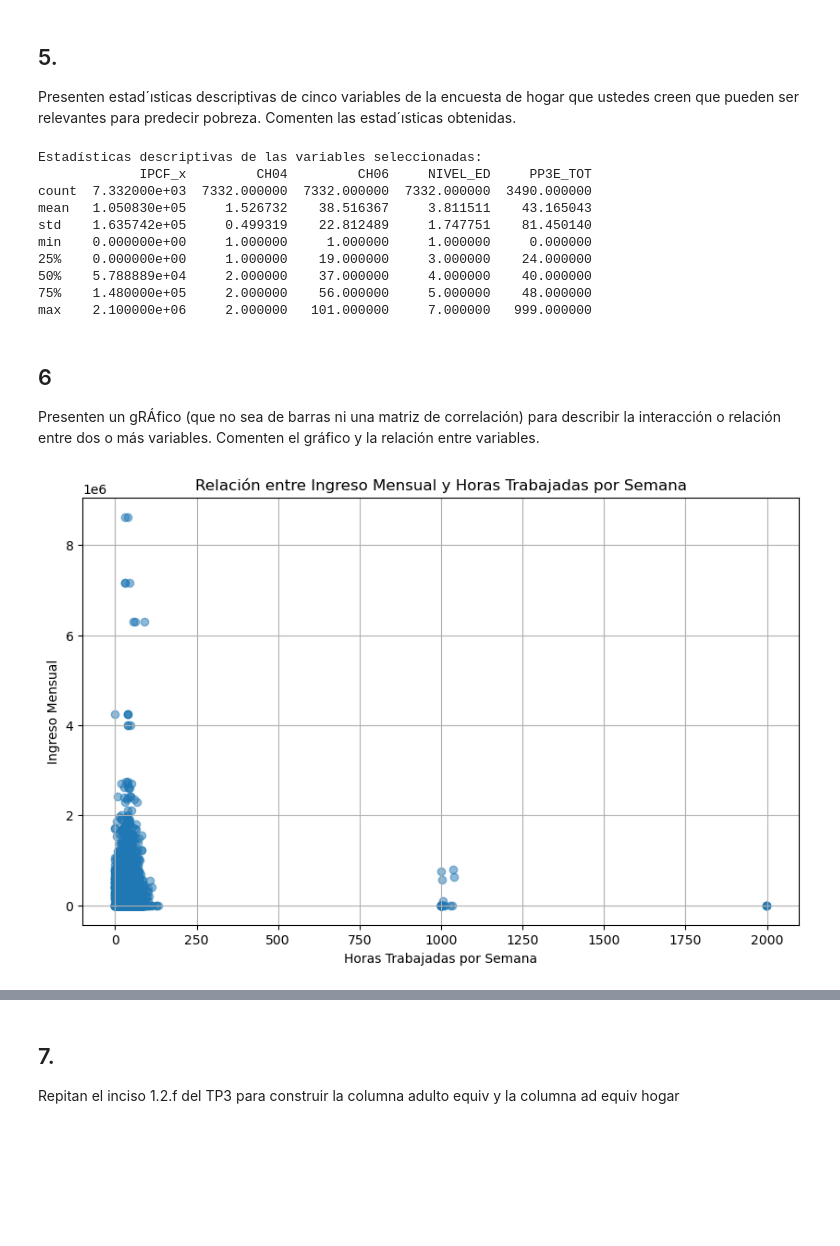
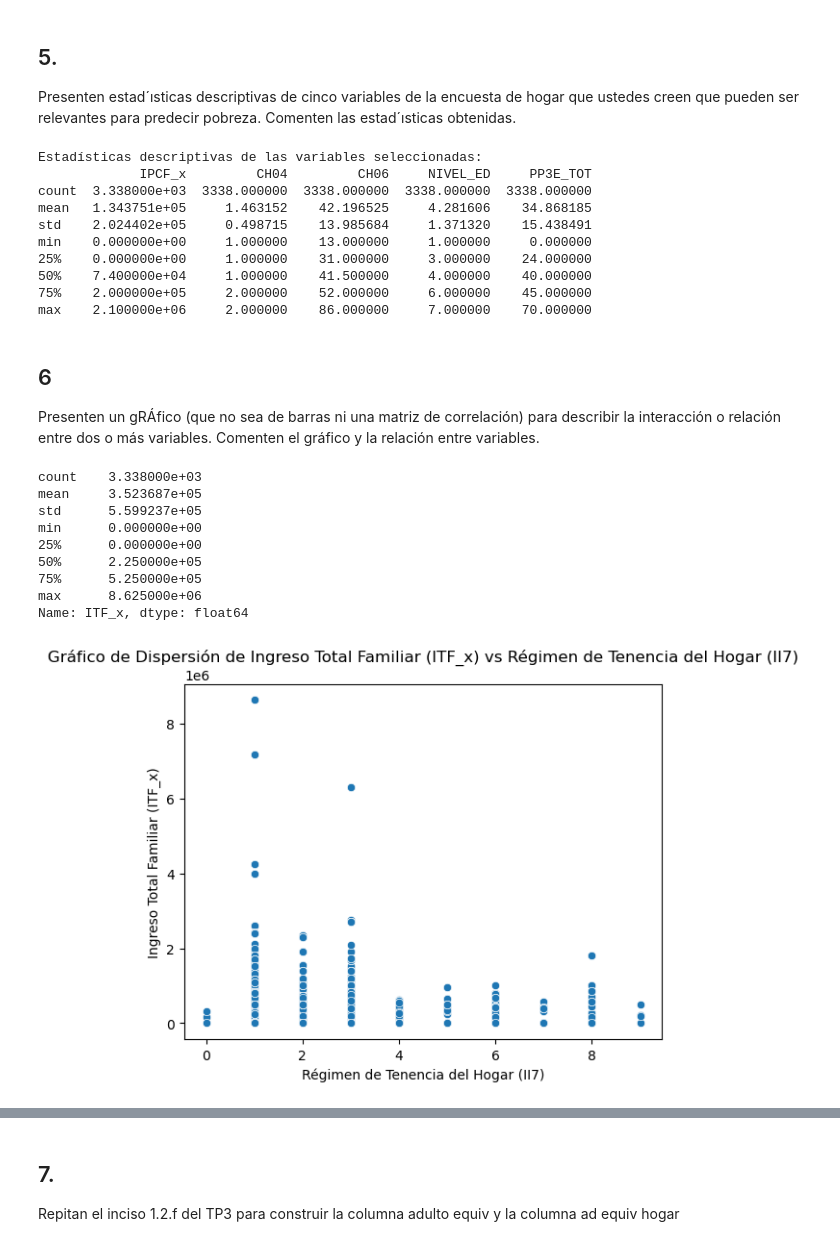
Before and after one commit to Ninadcp/BIGDATA, a Jupyter notebook: tp4/TP4.ipynb, the cells around one changed output, grey strips where cells are left out. Drawn from its saved outputs; the diff is of its cells as text; code cells hidden in the pictures; blank space fills up the shorter version.

Commit message:
corregí algo del scatterplot

```diff
--- a/tp4/TP4.ipynb
+++ b/tp4/TP4.ipynb
@@ -95,7 +108,7 @@ las estad´ısticas obtenidas.
 # %%
 # Elgimos estas variabels relevantes
 variables_relevantes = ['IPCF_x', 'CH04', 'CH06', 'NIVEL_ED', 'PP3E_TOT']
-df_relevantes = df[variables_relevantes]
+df_relevantes = filtered_data[variables_relevantes]
 
 #Hacemos estadística descriptiva de las variables
 estadisticas_descriptivas = df_relevantes.describe(include='all')
@@ -106,14 +119,14 @@ print(estadisticas_descriptivas)
 # %% [output]
 Estadísticas descriptivas de las variables seleccionadas:
              IPCF_x         CH04         CH06     NIVEL_ED     PP3E_TOT
-count  7.332000e+03  7332.000000  7332.000000  7332.000000  3490.000000
-mean   1.050830e+05     1.526732    38.516367     3.811511    43.165043
-std    1.635742e+05     0.499319    22.812489     1.747751    81.450140
-min    0.000000e+00     1.000000     1.000000     1.000000     0.000000
-25%    0.000000e+00     1.000000    19.000000     3.000000    24.000000
-50%    5.788889e+04     2.000000    37.000000     4.000000    40.000000
-75%    1.480000e+05     2.000000    56.000000     5.000000    48.000000
-max    2.100000e+06     2.000000   101.000000     7.000000   999.000000
+count  3.338000e+03  3338.000000  3338.000000  3338.000000  3338.000000
+mean   1.343751e+05     1.463152    42.196525     4.281606    34.868185
+std    2.024402e+05     0.498715    13.985684     1.371320    15.438491
+min    0.000000e+00     1.000000    13.000000     1.000000     0.000000
+25%    0.000000e+00     1.000000    31.000000     3.000000    24.000000
+50%    7.400000e+04     1.000000    41.500000     4.000000    40.000000
+75%    2.000000e+05     2.000000    52.000000     6.000000    45.000000
+max    2.100000e+06     2.000000    86.000000     7.000000    70.000000
 # %% [markdown]
 ## 6
 Presenten un gRÁfico (que no sea de barras ni una matriz de correlación) para
@@ -121,19 +134,27 @@ describir la interacción o relación entre dos o más variables. Comenten el gr
 y la relación entre variables.
 # %%
 #Hacemos un gráfico de dispersión con las horas trabajadas y el ingreso mensual.
-# Supongamos que 'p47T' es ingreso mensual y 'pp3E_TOT' es horas trabajadas por semana
-df = merged_data
-ingreso_mensual = df['ITF_x']
-df['horas_trabajadas'] = df['PP3E_TOT'] + df['PP3F_TOT']
-horas_trabajadas = df['horas_trabajadas']
+df = filtered_data
+import pandas as pd
+import matplotlib.pyplot as plt
+import seaborn as sns
 
-# Crear el gráfico de dispersión
-plt.figure(figsize=(10, 6))
-plt.scatter(horas_trabajadas, ingreso_mensual, alpha=0.5)
-plt.title('Relación entre Ingreso Mensual y Horas Trabajadas por Semana')
-plt.xlabel('Horas Trabajadas por Semana')
-plt.ylabel('Ingreso Mensual')
-plt.grid(True)
+sns.scatterplot(x=df['II7'], y=df['ITF_x'])
+
+plt.title('Gráfico de Dispersión de Ingreso Total Familiar (ITF_x) vs Régimen de Tenencia del Hogar (II7)')
+plt.xlabel('Régimen de Tenencia del Hogar (II7)')
+plt.ylabel('Ingreso Total Familiar (ITF_x)')
+
+# Mostrar el gráfico
 plt.show()
 # %% [output]
+count    3.338000e+03
+mean     3.523687e+05
+std      5.599237e+05
+min      0.000000e+00
+25%      0.000000e+00
+50%      2.250000e+05
+75%      5.250000e+05
+max      8.625000e+06
+Name: ITF_x, dtype: float64
-[figure, old version]
+[figure, new version]
```
Also changed, not shown: parts of 4 cells of this notebook.
